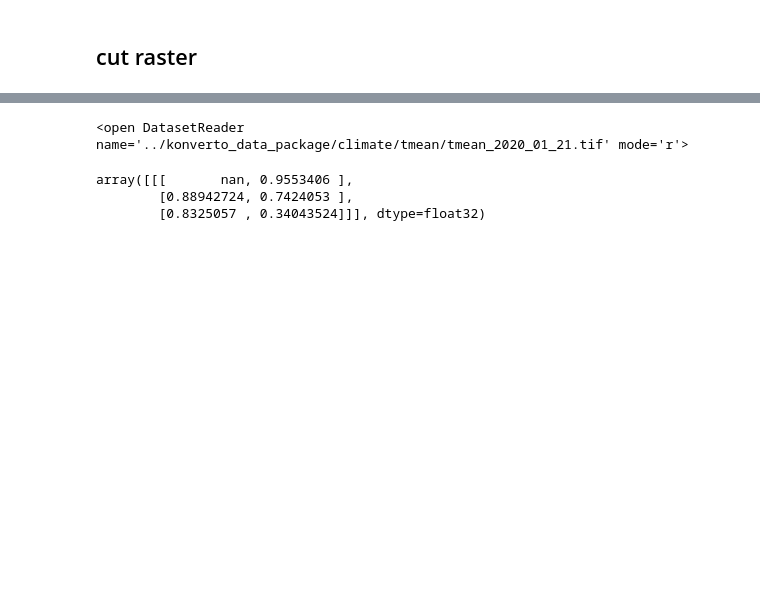
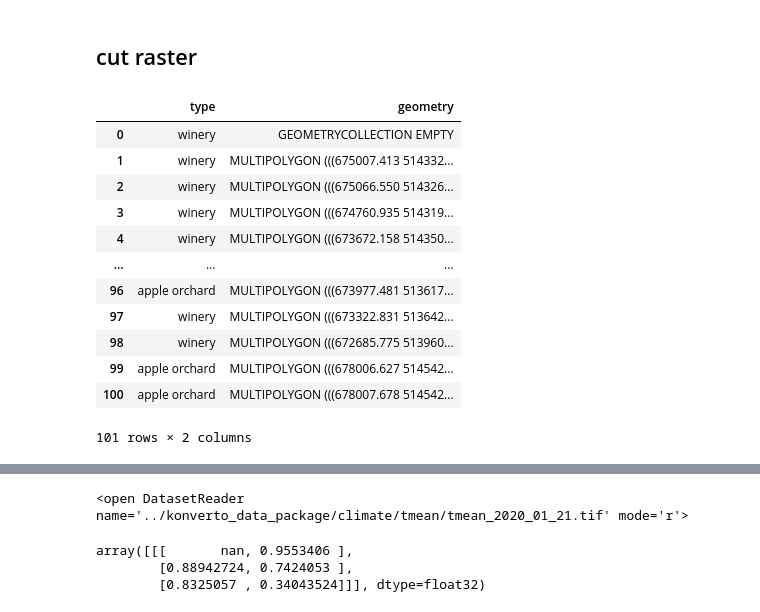
Before and after one commit to moritzmock/Hackathon2023, a Jupyter notebook: data_extraction.ipynb, the cells around one changed output, grey strips where cells are left out. Saved outputs shown, nothing was run; the diff lists cells and outputs as text; code cells hidden in the pictures; blank space fills up the shorter version.

```diff
--- a/data_extraction.ipynb
+++ b/data_extraction.ipynb
@@ -11,6 +11,22 @@ import numpy as np
 ## cut raster
 # %%
 gdf = gpd.read_file('../konverto_data_package/polygons/polygons.geojson')
+# %%
+gdf
+# %% [output]
+|  | type | geometry |
+| 0 | winery | GEOMETRYCOLLECTION EMPTY |
+| 1 | winery | MULTIPOLYGON (((675007.413 514332... |
+| 2 | winery | MULTIPOLYGON (((675066.550 514326... |
+| 3 | winery | MULTIPOLYGON (((674760.935 514319... |
+| 4 | winery | MULTIPOLYGON (((673672.158 514350... |
+| ... | ... | ... |
+| 96 | apple orchard | MULTIPOLYGON (((673977.481 513617... |
+| 97 | winery | MULTIPOLYGON (((673322.831 513642... |
+| 98 | winery | MULTIPOLYGON (((672685.775 513960... |
+| 99 | apple orchard | MULTIPOLYGON (((678006.627 514542... |
+| 100 | apple orchard | MULTIPOLYGON (((678007.678 514542... |
+101 rows × 2 columns
 # %%
 gdf1 = gdf.loc[11]
 gdf1
```
Also changed, not shown: parts of 6 cells of this notebook, 1 other file.
